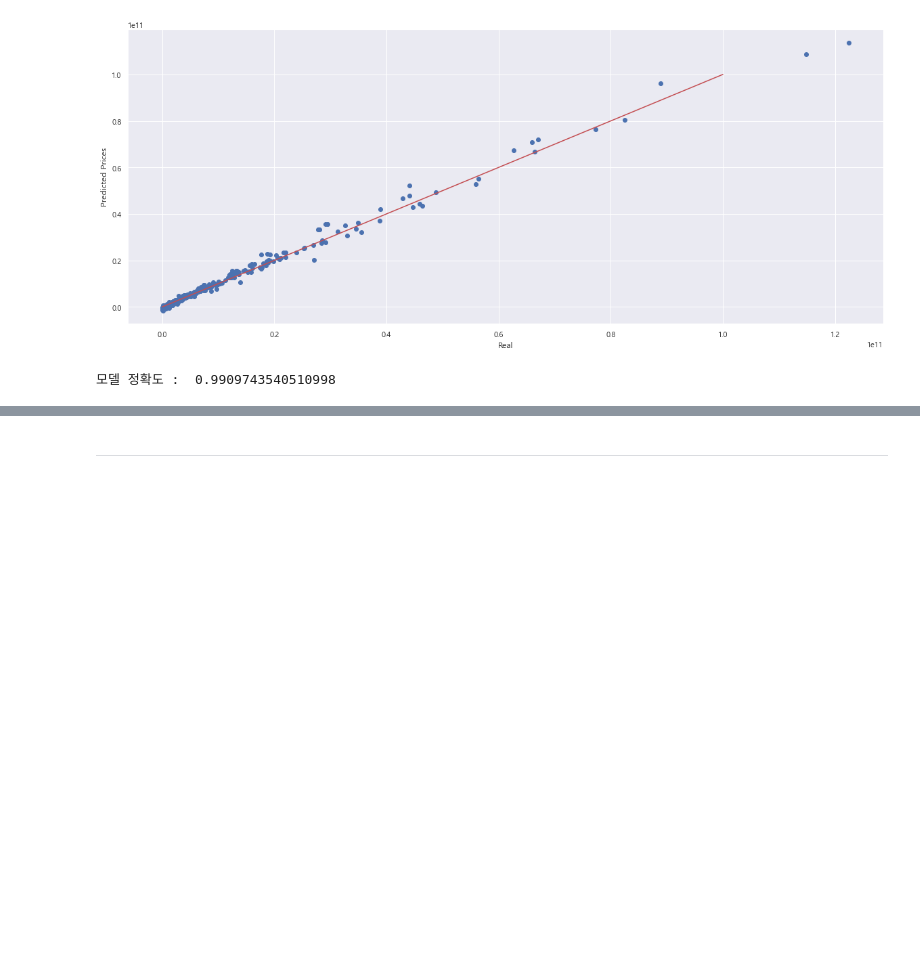
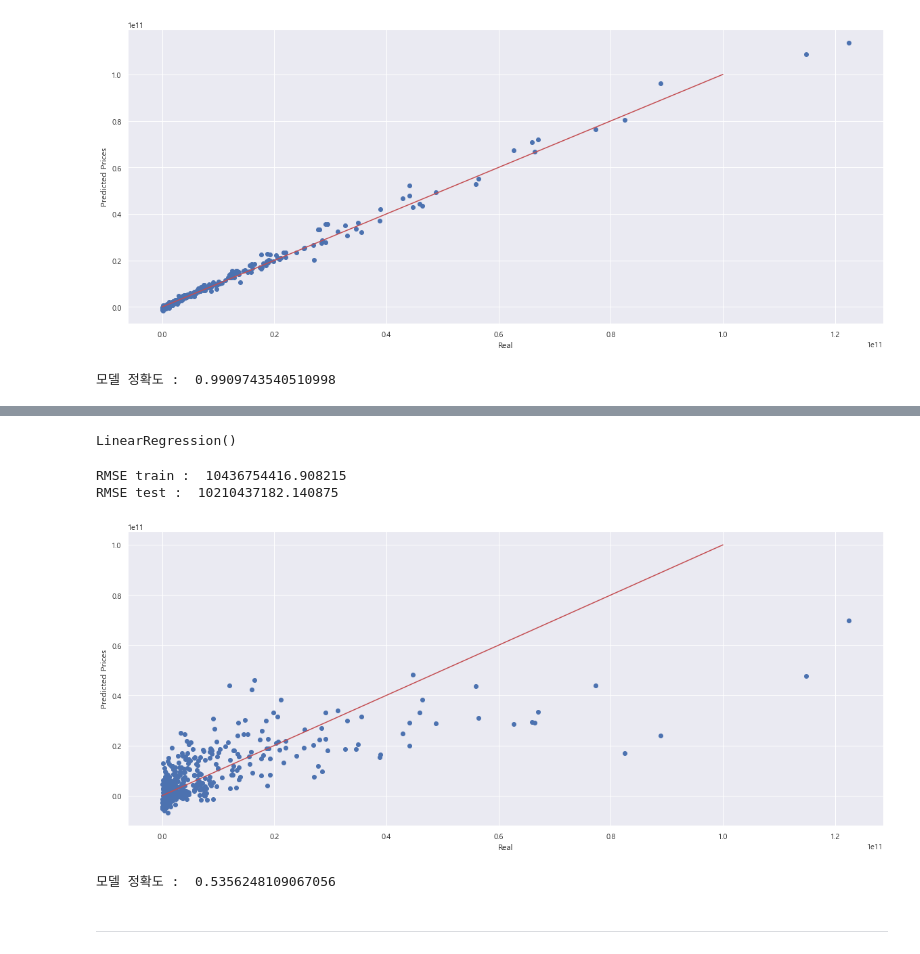
Before and after one commit to taeho8271/ml-project-2, a Jupyter notebook: 2조_Movie_ML.ipynb, the cells around one changed output, grey strips where cells are left out. Drawn from its saved outputs; the diff is of its cells as text; code cells hidden in the pictures; blank space fills up the shorter version.

```diff
--- a/2조_Movie_ML.ipynb
+++ b/2조_Movie_ML.ipynb
@@ -887,3 +916,35 @@ print('모델 정확도 : ', reg.score(X_test, y_test))
+# %%
+from sklearn.linear_model import LinearRegression
+reg = LinearRegression()
+reg.fit(X_train, y_train)
+# %% [output]
+LinearRegression()
+# %%
+from sklearn.metrics import mean_squared_error
+
+pred_tr = reg.predict(X_train)
+pred_test = reg.predict(X_test)
+
+rmse_tr = np.sqrt(mean_squared_error(y_train, pred_tr))
+rmse_test = np.sqrt(mean_squared_error(y_test, pred_test))
+# %%
+print('RMSE train : ', rmse_tr)
+print('RMSE test : ', rmse_test)
+# %% [output]
+RMSE train :  10436754416.908215
+RMSE test :  10210437182.140875
+# %%
+plt.scatter(y_test, pred_test)
+plt.xlabel('Real')
+plt.ylabel('Predicted Prices')
+plt.plot([0, 1e+11], [0, 1e+11], 'r')
+plt.show()
+# %% [output]
+[figure, added]
+# %%
+print('모델 정확도 : ', reg.score(X_test, y_test))
+# %% [output]
+모델 정확도 :  0.5356248109067056
 # %% [markdown]
 ---
 # %% [markdown]
```
Also changed, not shown: parts of 92 cells of this notebook.
